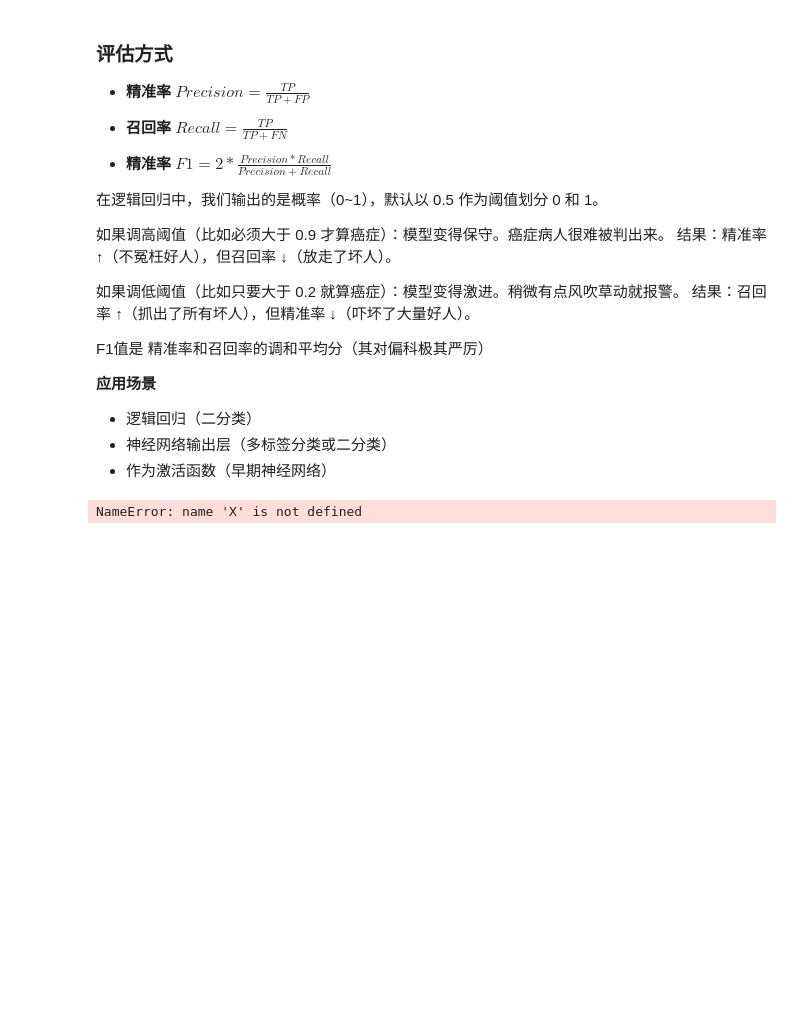
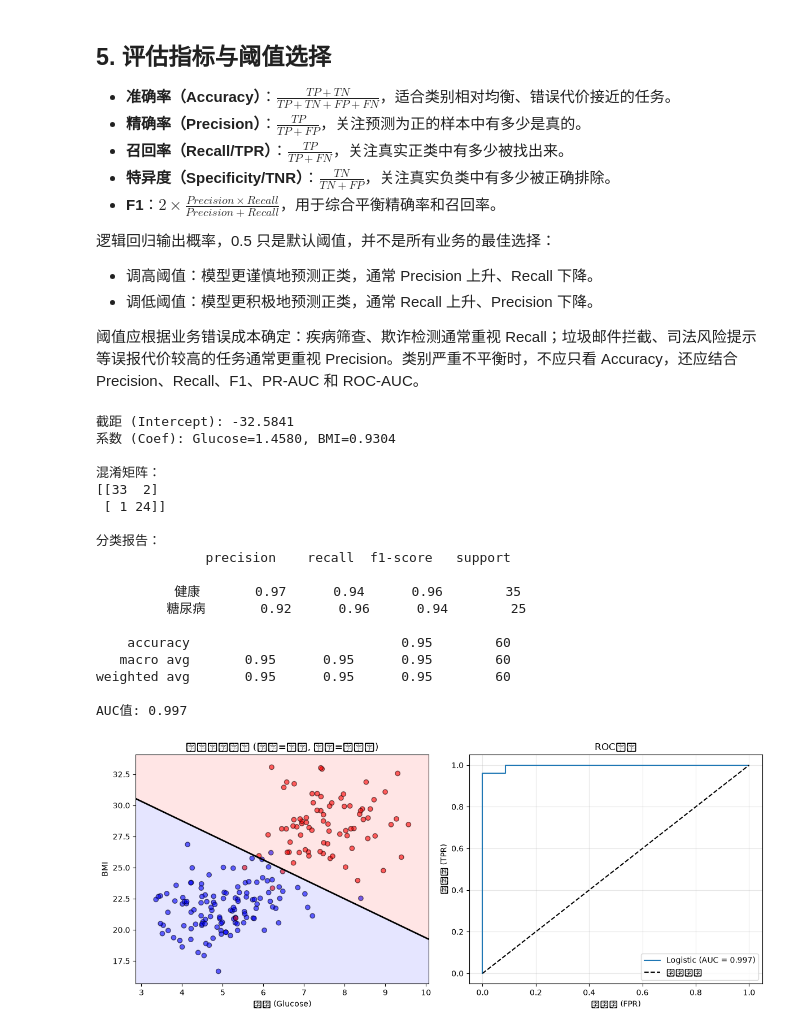
Before and after one commit to Myshkinhub/ml_repo, a Jupyter notebook: 逻辑回归/逻辑回归.ipynb, the cells around one changed output. Saved outputs shown, nothing was run; the diff lists cells and outputs as text; code cells hidden in the pictures; blank space fills up the shorter version.

```diff
--- a/逻辑回归/逻辑回归.ipynb
+++ b/逻辑回归/逻辑回归.ipynb
@@ -53,26 +97,18 @@ $$
 # %% [markdown]
-### 评估方式
-- **精准率** $Precision = \frac{TP}{TP+FP}$
+## 5. 评估指标与阈值选择
 
-- **召回率** $Recall = \frac{TP}{TP+FN}$
+- **准确率（Accuracy）**：$\frac{TP+TN}{TP+TN+FP+FN}$，适合类别相对均衡、错误代价接近的任务。
+- **精确率（Precision）**：$\frac{TP}{TP+FP}$，关注预测为正的样本中有多少是真的。
+- **召回率（Recall/TPR）**：$\frac{TP}{TP+FN}$，关注真实正类中有多少被找出来。
+- **特异度（Specificity/TNR）**：$\frac{TN}{TN+FP}$，关注真实负类中有多少被正确排除。
+- **F1**：$2\times\frac{Precision\times Recall}{Precision+Recall}$，用于综合平衡精确率和召回率。
 
-- **精准率** $F1 = 2 * \frac{Precision * Recall}{Precision + Recall}$
+逻辑回归输出概率，0.5 只是默认阈值，并不是所有业务的最佳选择：
 
+- 调高阈值：模型更谨慎地预测正类，通常 Precision 上升、Recall 下降。
+- 调低阈值：模型更积极地预测正类，通常 Recall 上升、Precision 下降。
 
-在逻辑回归中，我们输出的是概率（0~1），默认以 0.5 作为阈值划分 0 和 1。
-
-如果调高阈值（比如必须大于 0.9 才算癌症）：模型变得保守。癌症病人很难被判出来。
-结果：精准率 ↑（不冤枉好人），但召回率 ↓（放走了坏人）。
-
-如果调低阈值（比如只要大于 0.2 就算癌症）：模型变得激进。稍微有点风吹草动就报警。
-结果：召回率 ↑（抓出了所有坏人），但精准率 ↓（吓坏了大量好人）。
-
-F1值是 精准率和召回率的调和平均分（其对偏科极其严厉）
-
-**应用场景**
-- 逻辑回归（二分类）
-- 神经网络输出层（多标签分类或二分类）
-- 作为激活函数（早期神经网络）
+阈值应根据业务错误成本确定：疾病筛查、欺诈检测通常重视 Recall；垃圾邮件拦截、司法风险提示等误报代价较高的任务通常更重视 Precision。类别严重不平衡时，不应只看 Accuracy，还应结合 Precision、Recall、F1、PR-AUC 和 ROC-AUC。
 # %%
 import numpy as np
 import pandas as pd
@@ -81,22 +117,27 @@ from sklearn.model_selection import train_test_split
 from sklearn.linear_model import LogisticRegression
 from sklearn.metrics import confusion_matrix, classification_report, roc_curve, roc_auc_score
 
-# 1. 划分训练集和测试集（70% 训练，30% 测试）
+# 1. 读取数据并准备特征与标签
+df = pd.read_csv('糖尿病风险数据.csv')
+X = df[['Glucose', 'BMI']].to_numpy()
+y = df['Diabetes'].astype(int).to_numpy()
+
+# 2. 划分训练集和测试集（70% 训练，30% 测试）
 X_train, X_test, y_train, y_test = train_test_split(X, y, test_size=0.3, random_state=42)
 
-# 2. 创建逻辑回归模型（使用默认参数）
+# 3. 创建逻辑回归模型（使用默认参数）
 model = LogisticRegression(random_state=42)
 model.fit(X_train, y_train)
 
-# 3. 输出模型参数（权重和截距）
+# 4. 输出模型参数（权重和截距）
 print(f"截距 (Intercept): {model.intercept_[0]:.4f}")
 print(f"系数 (Coef): Glucose={model.coef_[0][0]:.4f}, BMI={model.coef_[0][1]:.4f}")
 
-# 4. 在测试集上进行预测（默认阈值0.5）
+# 5. 在测试集上进行预测（默认阈值0.5）
 y_pred = model.predict(X_test)          # 类别标签（0/1）
 y_pred_prob = model.predict_proba(X_test)[:, 1]  # 属于正类（糖尿病）的概率
 
-# 5. 混淆矩阵和评估指标
+# 6. 混淆矩阵和评估指标
 cm = confusion_matrix(y_test, y_pred)
 print("\n混淆矩阵：")
 print(cm)
@@ -104,12 +145,12 @@ print(cm)
 print("\n分类报告：")
 print(classification_report(y_test, y_pred, target_names=['健康', '糖尿病']))
 
-# 6. 计算ROC和AUC
+# 7. 计算ROC和AUC
 fpr, tpr, thresholds = roc_curve(y_test, y_pred_prob)
 auc = roc_auc_score(y_test, y_pred_prob)
 print(f"AUC值: {auc:.3f}")
 
-# 7. 可视化决策边界
+# 8. 可视化决策边界
 plt.figure(figsize=(12, 5))
 
 # 子图1：数据散点 + 决策边界
@@ -118,32 +159,50 @@ plt.subplot(1, 2, 1)
 colors = ['blue' if l==0 else 'red' for l in y]
 plt.scatter(X[:, 0], X[:, 1], c=colors, alpha=0.6, edgecolors='k')
 plt.xlabel('血糖 (Glucose)')
 plt.ylabel('BMI')
 plt.title('原始数据分布 (蓝色=健康, 红色=糖尿病)')
 
 # 绘制逻辑回归的决策边界（概率=0.5的等值线）
 x_min, x_max = X[:, 0].min()-0.5, X[:, 0].max()+0.5
 y_min, y_max = X[:, 1].min()-1, X[:, 1].max()+1
 xx, yy = np.meshgrid(np.linspace(x_min, x_max, 200),
                      np.linspace(y_min, y_max, 200))
 Z = model.predict_proba(np.c_[xx.ravel(), yy.ravel()])[:, 1]
 Z = Z.reshape(xx.shape)
 plt.contour(xx, yy, Z, levels=[0.5], colors='black', linewidths=2)
 plt.contourf(xx, yy, Z, levels=[0, 0.5, 1], alpha=0.1, colors=['blue', 'red'])
 
 # 子图2：ROC曲线
 plt.subplot(1, 2, 2)
 plt.plot(fpr, tpr, label=f'Logistic (AUC = {auc:.3f})')
 plt.plot([0, 1], [0, 1], 'k--', label='随机猜测')
 plt.xlabel('假正率 (FPR)')
 plt.ylabel('真正率 (TPR)')
 plt.title('ROC曲线')
 plt.legend()
 plt.grid(alpha=0.3)
 
 plt.tight_layout()
 plt.savefig('逻辑回归结果.png', dpi=300)
 plt.show()
 # %% [output]
-NameError: name 'X' is not defined
+截距 (Intercept): -32.5841
+系数 (Coef): Glucose=1.4580, BMI=0.9304
+
+混淆矩阵：
+[[33  2]
+ [ 1 24]]
+
+分类报告：
+              precision    recall  f1-score   support
+
+          健康       0.97      0.94      0.96        35
+         糖尿病       0.92      0.96      0.94        25
+
+    accuracy                           0.95        60
+   macro avg       0.95      0.95      0.95        60
+weighted avg       0.95      0.95      0.95        60
+
+AUC值: 0.997
+[figure, added]
 # %% [markdown]
```
Also changed, not shown: parts of 6 cells of this notebook, 5 other files.
